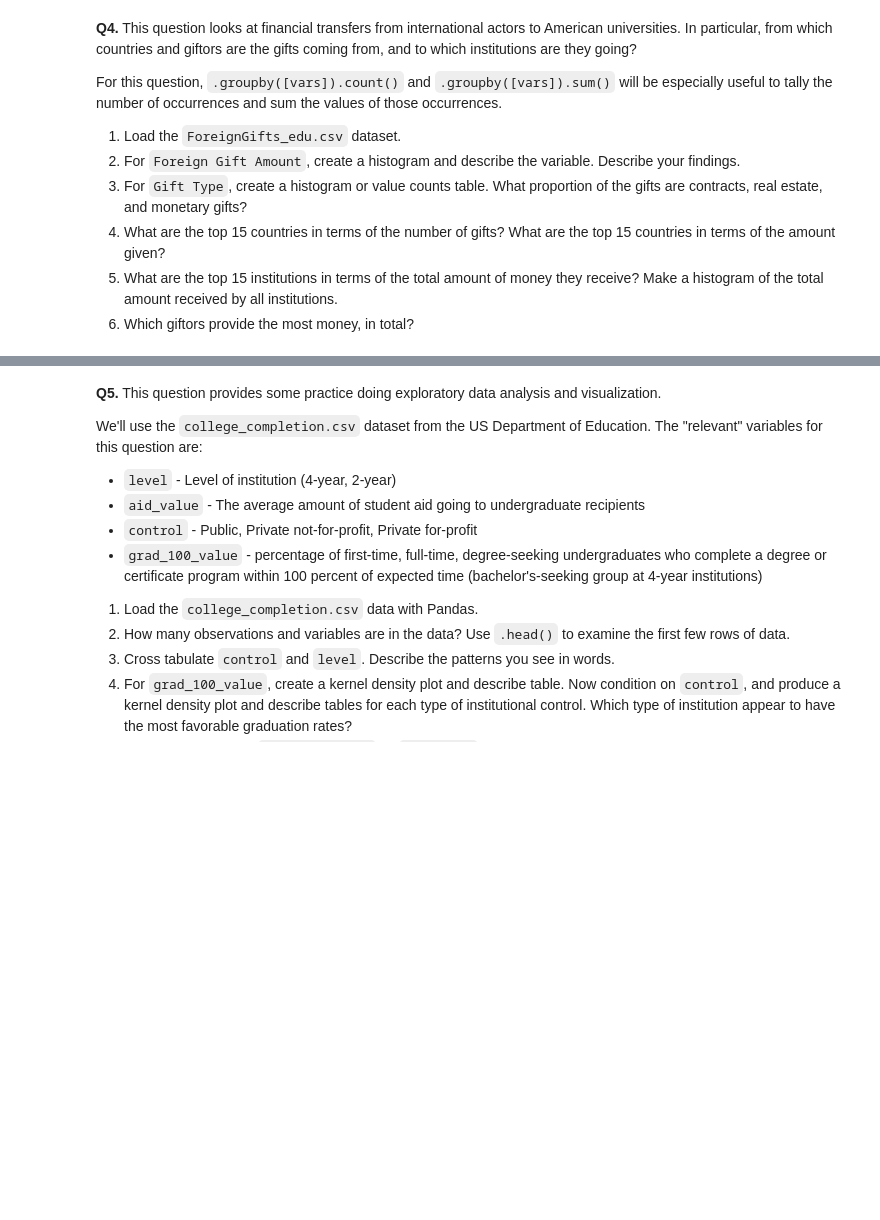
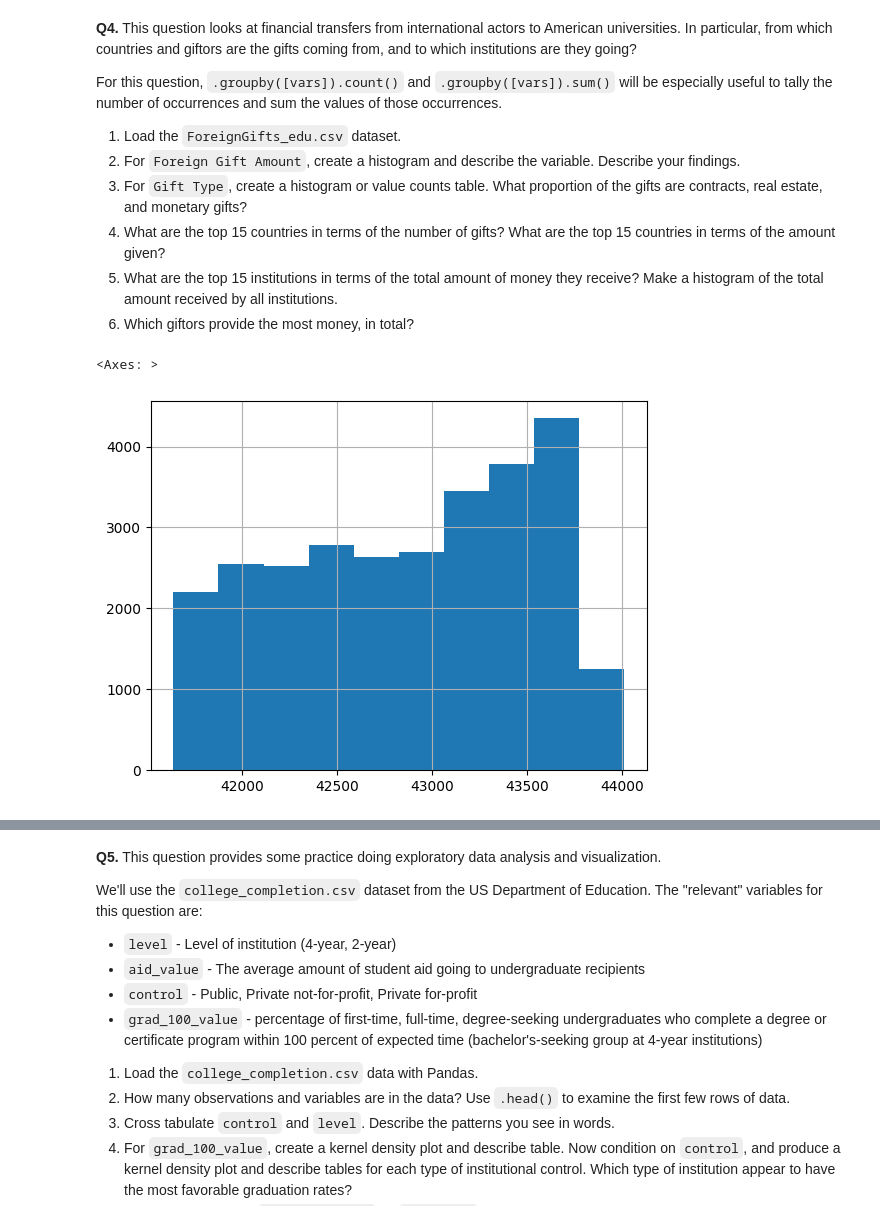
Before and after one commit to kayleendo/programming, a Jupyter notebook: assignment/01_assignment_wrangling_and_eda.ipynb, the cells around one changed output, grey strips where cells are left out. Saved outputs shown, nothing was run; the diff lists cells and outputs as text; code cells hidden in the pictures; blank space fills up the shorter version.

```diff
--- a/assignment/01_assignment_wrangling_and_eda.ipynb
+++ b/assignment/01_assignment_wrangling_and_eda.ipynb
@@ -142,3 +258,14 @@ For this question, `.groupby([vars]).count()` and `.groupby([vars]).sum()` will
 4. What are the top 15 countries in terms of the number of gifts? What are the top 15 countries in terms of the amount given?
 5. What are the top 15 institutions in terms of the total amount of money they receive? Make a histogram of the total amount received by all institutions.
 6. Which giftors provide the most money, in total?
+# %%
+# 1
+df = pd.read_csv('/content/data/ForeignGifts_edu.csv')
+
+# 2
+df['Foreign Gift Received Date'].hist()
+# From the data, I can observe that the date is stored int form. I can also see that the number of gifts recieved have
+# been increasing, until there is a sudden drop.
+# %% [output]
+<Axes: >
+[figure, added]
```
Also changed, not shown: parts of 20 cells of this notebook.
